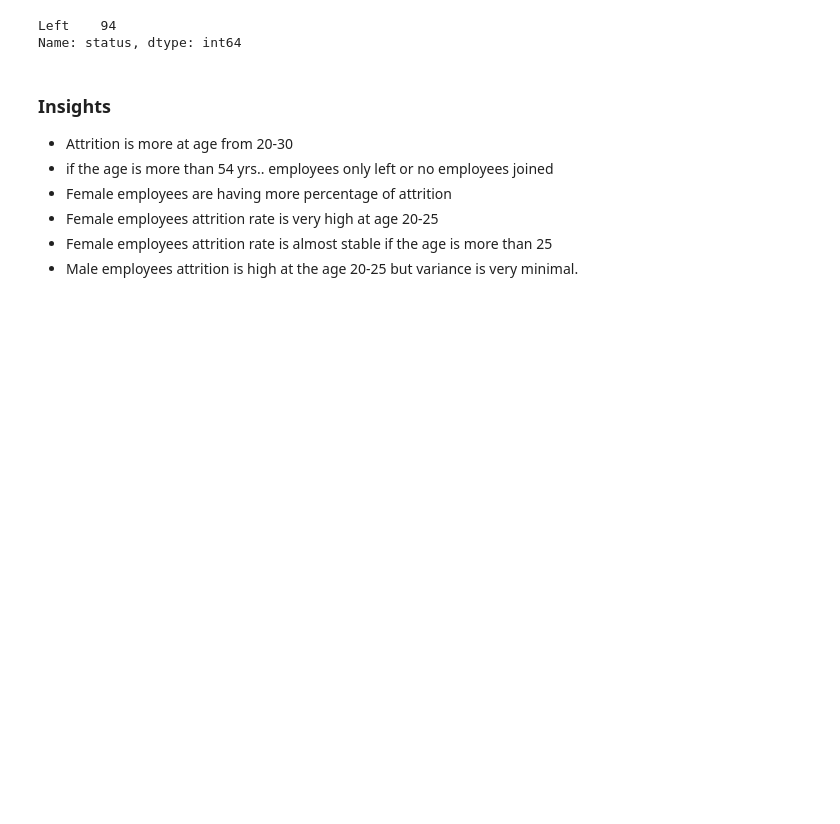
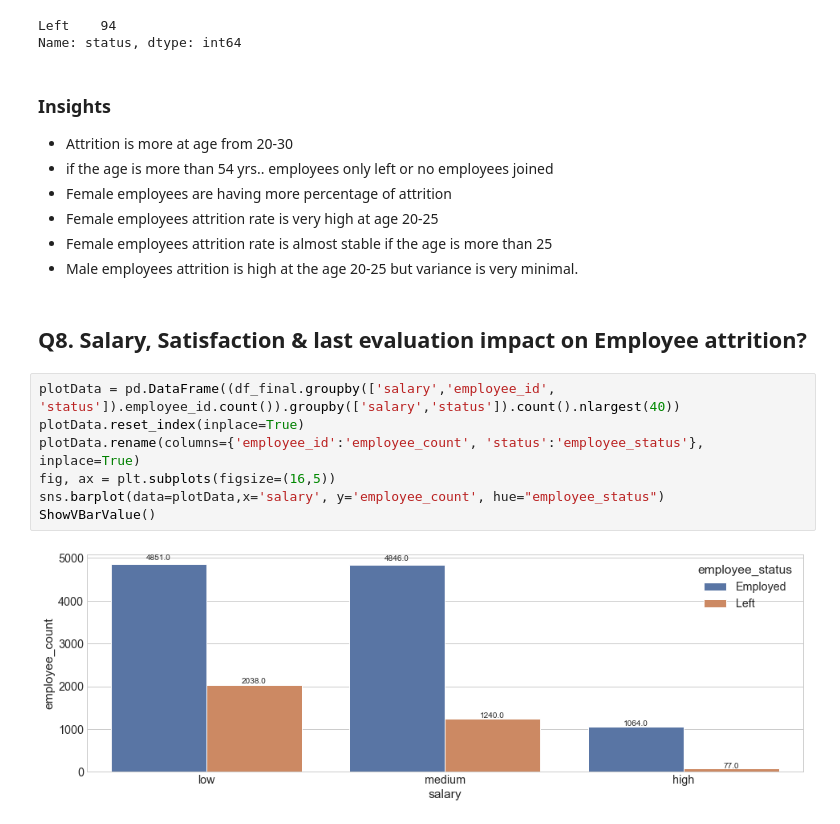
Before and after one commit to yoganandaraol/EmployeeAttritionClassification, a Jupyter notebook: Employee-Attrition-EDA.ipynb, the cells around one changed output. Drawn from its saved outputs; the diff is of its cells as text; blank space fills up the shorter version.

```diff
--- a/Employee-Attrition-EDA.ipynb
+++ b/Employee-Attrition-EDA.ipynb
@@ -740,3 +740,14 @@ Name: status, dtype: int64
 * Female employees attrition rate is very high at age 20-25
 * Female employees attrition rate is almost stable if the age is more than 25
 * Male employees attrition is high at the age 20-25 but variance is very minimal.
+# %% [markdown]
+## Q8. Salary, Satisfaction & last evaluation impact on Employee attrition?
+# %%
+plotData = pd.DataFrame((df_final.groupby(['salary','employee_id', 'status']).employee_id.count()).groupby(['salary','status']).count().nlargest(40))
+plotData.reset_index(inplace=True)
+plotData.rename(columns={'employee_id':'employee_count', 'status':'employee_status'}, inplace=True)
+fig, ax = plt.subplots(figsize=(16,5))
+sns.barplot(data=plotData,x='salary', y='employee_count', hue="employee_status")
+ShowVBarValue()
+# %% [output]
+[figure, added]
```
Also changed, not shown: parts of 40 cells of this notebook.
